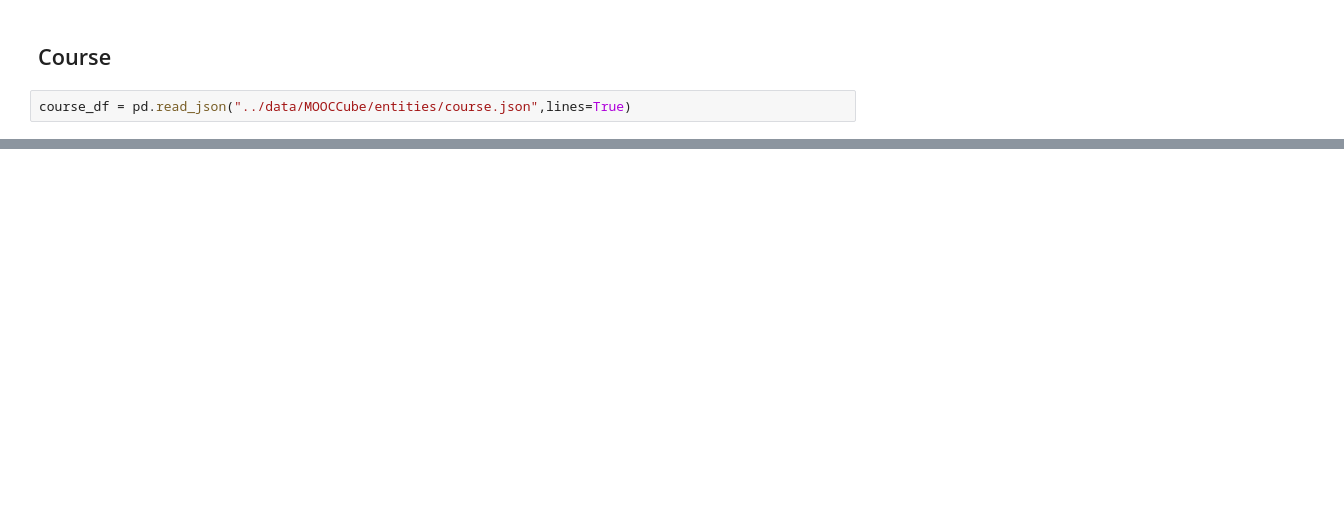
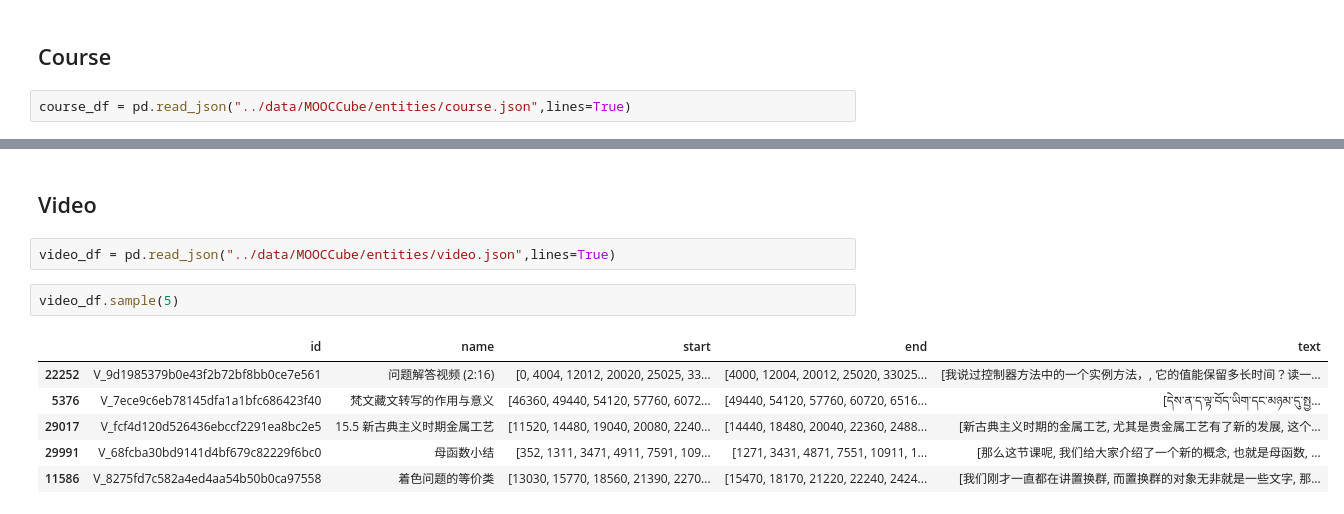
Before and after one commit to SantiagoPardo726/Tesis, a Jupyter notebook: notebooks/MOOCCubeExploration.ipynb, the cells around one changed output, grey strips where cells are left out. Cells and saved outputs as stored; diff of their text form; blank space fills up the shorter version.

```diff
--- a/notebooks/MOOCCubeExploration.ipynb
+++ b/notebooks/MOOCCubeExploration.ipynb
@@ -68,0 +130,13 @@ course_df.head(5)
+# %% [markdown]
+## Video
+# %%
+video_df = pd.read_json("../data/MOOCCube/entities/video.json",lines=True)
+# %%
+video_df.sample(5)
+# %% [output]
+|  | id | name | start | end | text |
+| 22252 | V_9d1985379b0e43f2b72bf8bb0ce7e561 | 问题解答视频 (2:16) | [0, 4004, 12012, 20020, 25025, 33... | [4000, 12004, 20012, 25020, 33025... | [我说过控制器方法中的一个实例方法，, 它的值能保留多长时间？读一... |
+| 5376 | V_7ece9c6eb78145dfa1a1bfc686423f40 | 梵文藏文转写的作用与意义 | [46360, 49440, 54120, 57760, 6072... | [49440, 54120, 57760, 60720, 6516... | [དེས་ན་ད་ལྟ་བོད་ཡིག་དང་མཉམ་དུ་སྤྱ... |
+| 29017 | V_fcf4d120d526436ebccf2291ea8bc2e5 | 15.5 新古典主义时期金属工艺 | [11520, 14480, 19040, 20080, 2240... | [14440, 18480, 20040, 22360, 2488... | [新古典主义时期的金属工艺, 尤其是贵金属工艺有了新的发展, 这个... |
+| 29991 | V_68fcba30bd9141d4bf679c82229f6bc0 | 母函数小结 | [352, 1311, 3471, 4911, 7591, 109... | [1271, 3431, 4871, 7551, 10911, 1... | [那么这节课呢, 我们给大家介绍了一个新的概念, 也就是母函数, ... |
+| 11586 | V_8275fd7c582a4ed4aa54b50b0ca97558 | 着色问题的等价类 | [13030, 15770, 18560, 21390, 2270... | [15470, 18170, 21220, 22240, 2424... | [我们刚才一直都在讲置换群, 而置换群的对象无非就是一些文字, 那... |
```
Also changed, not shown: parts of 17 cells of this notebook, 1 other file.
